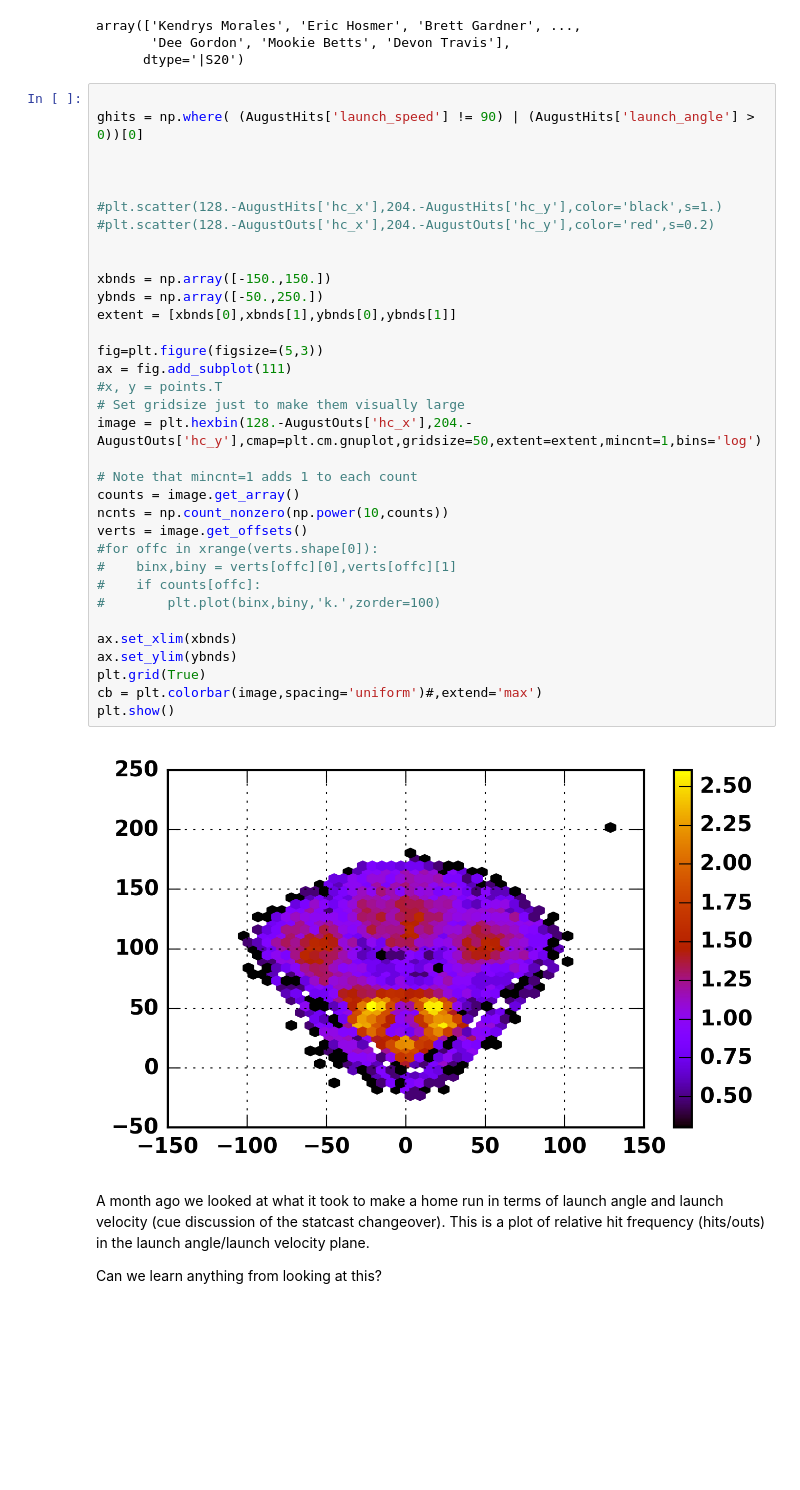
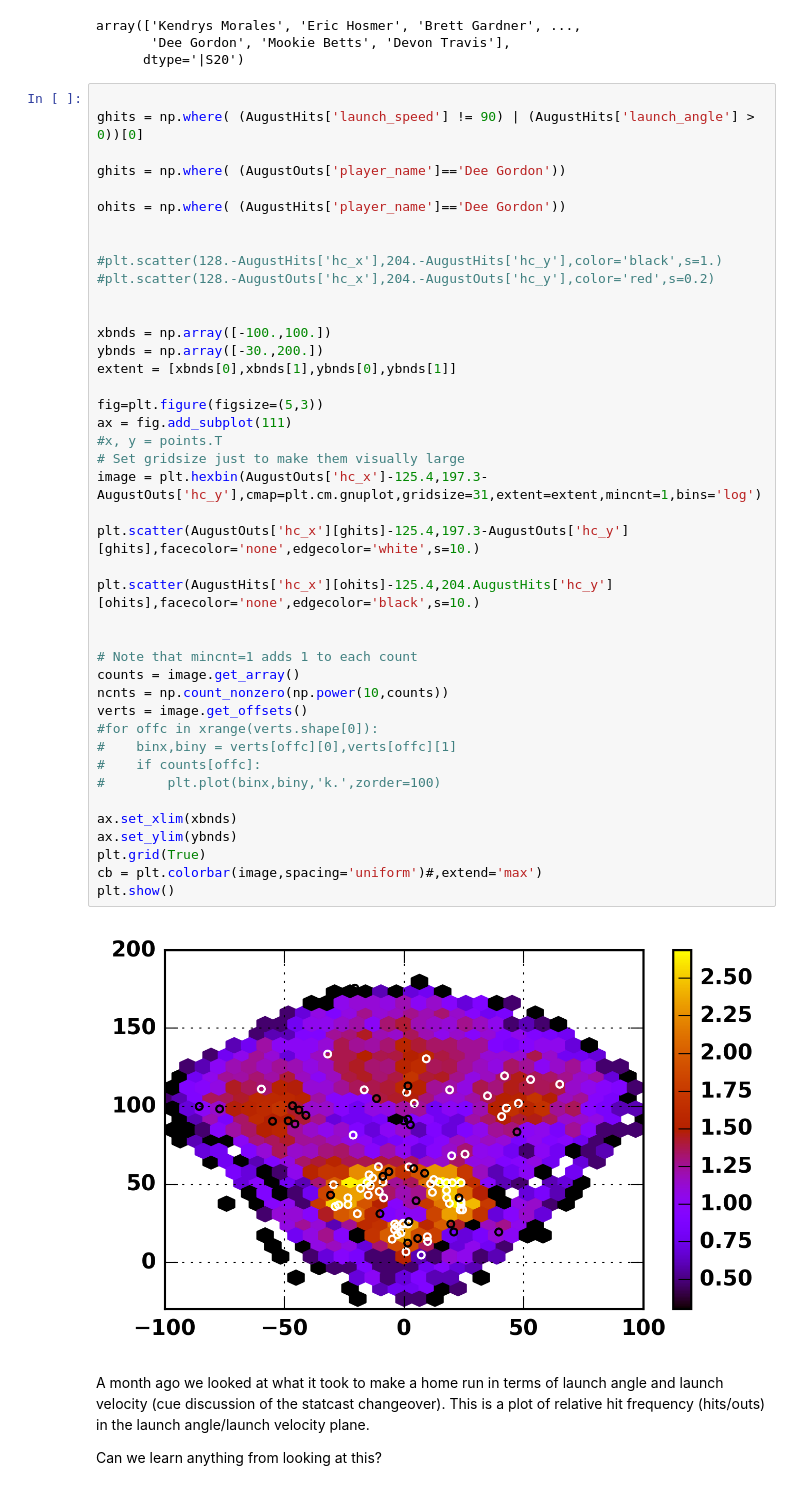
Before and after one commit to fantasy-toolz/2017-MLB-Analysis, a Jupyter notebook: stabilization_notebooks/Stat-Stabilization-I.ipynb, the cells around one changed output. Cells and saved outputs as stored; diff of their text form; blank space fills up the shorter version.

```diff
--- a/stabilization_notebooks/Stat-Stabilization-I.ipynb
+++ b/stabilization_notebooks/Stat-Stabilization-I.ipynb
@@ -123,38 +123,46 @@ array(['Kendrys Morales', 'Eric Hosmer', 'Brett Gardner', ...,
 
 ghits = np.where( (AugustHits['launch_speed'] != 90) | (AugustHits['launch_angle'] > 0))[0]
 
+ghits = np.where( (AugustOuts['player_name']=='Dee Gordon'))
+
+ohits = np.where( (AugustHits['player_name']=='Dee Gordon'))
 
 
 #plt.scatter(128.-AugustHits['hc_x'],204.-AugustHits['hc_y'],color='black',s=1.)
 #plt.scatter(128.-AugustOuts['hc_x'],204.-AugustOuts['hc_y'],color='red',s=0.2)
 
 
-xbnds = np.array([-150.,150.])
-ybnds = np.array([-50.,250.])
+xbnds = np.array([-100.,100.])
+ybnds = np.array([-30.,200.])
 extent = [xbnds[0],xbnds[1],ybnds[0],ybnds[1]]
 
 fig=plt.figure(figsize=(5,3))
 ax = fig.add_subplot(111)
 #x, y = points.T
 # Set gridsize just to make them visually large
-image = plt.hexbin(128.-AugustOuts['hc_x'],204.-AugustOuts['hc_y'],cmap=plt.cm.gnuplot,gridsize=50,extent=extent,mincnt=1,bins='log')
+image = plt.hexbin(AugustOuts['hc_x']-125.4,197.3-AugustOuts['hc_y'],cmap=plt.cm.gnuplot,gridsize=31,extent=extent,mincnt=1,bins='log')
+
+plt.scatter(AugustOuts['hc_x'][ghits]-125.4,197.3-AugustOuts['hc_y'][ghits],facecolor='none',edgecolor='white',s=10.)
+
+plt.scatter(AugustHits['hc_x'][ohits]-125.4,204.AugustHits['hc_y'][ohits],facecolor='none',edgecolor='black',s=10.)
+
 
 # Note that mincnt=1 adds 1 to each count
 counts = image.get_array()
 ncnts = np.count_nonzero(np.power(10,counts))
 verts = image.get_offsets()
 #for offc in xrange(verts.shape[0]):
 #    binx,biny = verts[offc][0],verts[offc][1]
 #    if counts[offc]:
 #        plt.plot(binx,biny,'k.',zorder=100)
 
 ax.set_xlim(xbnds)
 ax.set_ylim(ybnds)
 plt.grid(True)
 cb = plt.colorbar(image,spacing='uniform')#,extend='max')
 plt.show()
 # %% [output]
-[figure, old version]
+[figure, new version]
 # %% [markdown]
 A month ago we looked at what it took to make a home run in terms of launch angle and launch velocity (cue discussion of the statcast changeover). This is a plot of relative hit frequency (hits/outs) in the launch angle/launch velocity plane.
 
```
